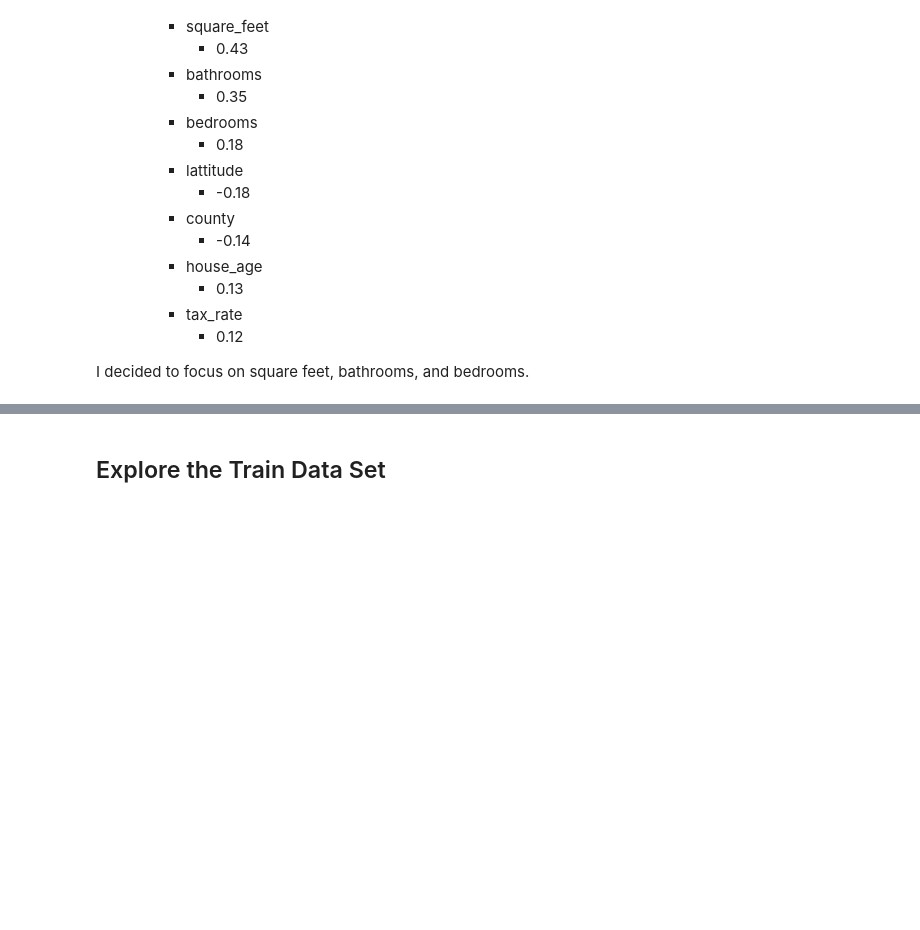
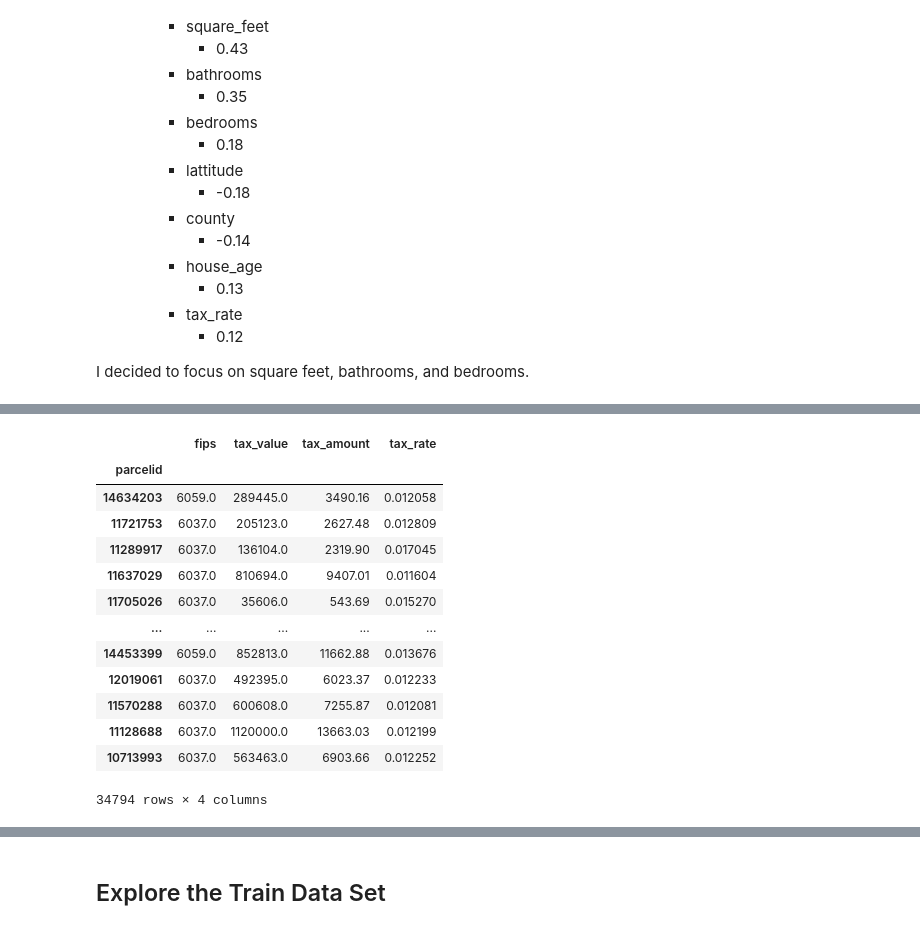
Before and after one commit to CaitlynCarney/prediting_home_values, a Jupyter notebook: project-final.ipynb, the cells around one changed output, grey strips where cells are left out. Drawn from its saved outputs; the diff is of its cells as text; code cells hidden in the pictures; blank space fills up the shorter version.

```diff
--- a/project-final.ipynb
+++ b/project-final.ipynb
@@ -84,0 +118,35 @@ I decided to focus on square feet, bathrooms, and bedrooms.
+# %%
+def tax_rate_dist():
+    '''
+    This function creates the dataframe used to calculate the tax distribution rate per county.
+    '''
+    tax = acquire.acquire_zillow()
+    tax.set_index('parcelid', inplace=True)
+    features = ['fips', 'taxvaluedollarcnt', 'taxamount']
+    tax = tax[features]
+    tax.columns = ['fips', 'tax_value', 'tax_amount']
+
+    tax = tax.dropna()
+
+    tax['tax_rate'] = (tax.tax_amount / tax.tax_value)
+
+    tax = prepare.remove_outliers(tax, 'tax_rate', 2.5)
+    tax = prepare.remove_outliers(tax, 'tax_value', 2.5)
+
+    return tax
+tax_rate_dist()
+# %% [output]
+|  | fips | tax_value | tax_amount | tax_rate |
+| parcelid |  |  |  |  |
+| 14634203 | 6059.0 | 289445.0 | 3490.16 | 0.012058 |
+| 11721753 | 6037.0 | 205123.0 | 2627.48 | 0.012809 |
+| 11289917 | 6037.0 | 136104.0 | 2319.90 | 0.017045 |
+| 11637029 | 6037.0 | 810694.0 | 9407.01 | 0.011604 |
+| 11705026 | 6037.0 | 35606.0 | 543.69 | 0.015270 |
+| ... | ... | ... | ... | ... |
+| 14453399 | 6059.0 | 852813.0 | 11662.88 | 0.013676 |
+| 12019061 | 6037.0 | 492395.0 | 6023.37 | 0.012233 |
+| 11570288 | 6037.0 | 600608.0 | 7255.87 | 0.012081 |
+| 11128688 | 6037.0 | 1120000.0 | 13663.03 | 0.012199 |
+| 10713993 | 6037.0 | 563463.0 | 6903.66 | 0.012252 |
+34794 rows × 4 columns
```
Also changed, not shown: parts of 24 cells of this notebook.
